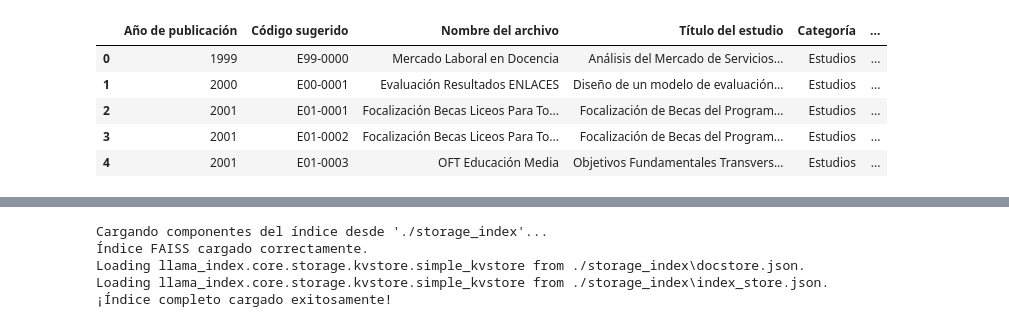
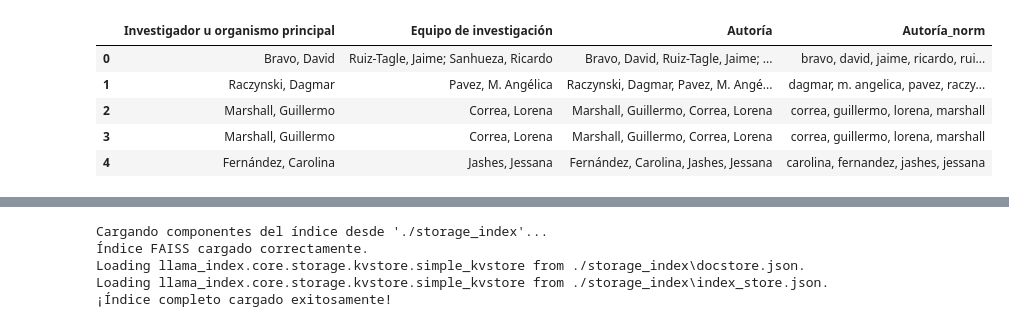
Before and after one commit to fburgos27/PROYECTO-DIPLOMATURA-CHATBOT, a Jupyter notebook: chatbot.ipynb, the cells around one changed output, grey strips where cells are left out. Cells and saved outputs as stored; diff of their text form; code cells hidden in the pictures.

Commit message:
modificación celda 1 para corregir como se informan los autores

```diff
--- a/chatbot.ipynb
+++ b/chatbot.ipynb
@@ -1,5 +1,6 @@
 # %%
-# Celda 1: Importaciones, Carga de Datos y Configuración Inicial (Actualizada)
+# Celda 1: Importaciones, Carga y Preparación Completa de Datos
+
 import os
 import re
 import pandas as pd
@@ -7,18 +8,14 @@ import faiss
 import psutil
 from dotenv import load_dotenv
 from tqdm.auto import tqdm
-# No necesitamos joblib, ya que usaremos la persistencia de LlamaIndex
 import gradio as gr
-from IPython.display import display # Importado para display(df.head())
-import unicodedata # <--- AÑADIDO PARA MANEJAR ACENTOS
+from IPython.display import display
+import unicodedata
 
 # LlamaIndex Core y componentes
 from llama_index.core import (
-    VectorStoreIndex,
-    StorageContext,
-    Settings,
-    Document,
-    load_index_from_storage # <--- AÑADIDO PARA CARGAR EL ÍNDICE
+    VectorStoreIndex, StorageContext, Settings, Document,
+    load_index_from_storage
 )
 from llama_index.core.node_parser import SentenceSplitter
 from llama_index.core.prompts import PromptTemplate
@@ -33,28 +30,68 @@ os.environ['OMP_NUM_THREADS'] = str(num_cores)
 os.environ['MKL_NUM_THREADS'] = str(num_cores)
 print(f"Librerías importadas. ¡Entorno listo con {num_cores} núcleos disponibles!")
 
-# --- 2. Definir Rutas, Funciones de Normalización y Carga de Metadatos ---
+# --- 2. Funciones de Preparación de Datos ---
 METADATA_FILE = os.path.join("data", "metadatos_chatbot_final.csv")
 
 def normalize_text(text):
     """Convierte texto a minúsculas y elimina acentos."""
     if not isinstance(text, str):
         return ""
-    # Descompone los caracteres con acentos en caracter base + acento
-    # y luego elimina los caracteres de acento (categoría 'Mn')
     return ''.join(
         c for c in unicodedata.normalize('NFD', text)
         if unicodedata.category(c) != 'Mn'
     ).lower()
 
-def load_metadata_dataframe(filepath):
-    """Carga los metadatos desde un CSV a un DataFrame de Pandas."""
+def load_and_prepare_metadata(filepath):
+    """
+    Carga los metadatos desde un CSV y realiza toda la preparación necesaria:
+    - Rellena valores nulos.
+    - Crea columnas normalizadas para la búsqueda.
+    - Crea una columna 'Autoría' unificada y limpia a partir de las normalizadas.
+    """
     try:
         df = pd.read_csv(filepath)
         df.fillna("No especificado", inplace=True)
         print("Metadatos cargados y procesados.")
-        display(df.head())
+
+        # --- Creación de columnas normalizadas para búsqueda eficiente ---
+        print("Creando columnas normalizadas para la búsqueda de autores...")
+        df['principal_norm'] = df['Investigador u organismo principal'].apply(normalize_text)
+        df['equipo_norm'] = df['Equipo de investigación'].apply(normalize_text)
+        print("Columnas normalizadas creadas exitosamente.")
+
+        # --- Creación de la columna de autoría combinada y normalizada ---
+        print("Creando columna de 'Autoría_norm' combinada...")
+
+        def limpiar_y_unir_autores_normalizados(row):
+            # --- CAMBIO CLAVE: Usamos las columnas ya normalizadas ---
+            autores_raw_norm = f"{row['principal_norm']};{row['equipo_norm']}"
+            partes = [a.strip() for a in re.split(r'[;,]', autores_raw_norm)]
+            # Eliminar vacíos y los valores por defecto ya normalizados
+            partes_limpias = [p for p in partes if p and p != "no especificado" and p != "sin informacion"]
+
+            # Quitar duplicados (ya no es necesario, pero es una buena práctica)
+            autores_unicos = sorted(list(set(partes_limpias)))
+
+            return ", ".join(autores_unicos) if autores_unicos else "sin informacion"
+
+        # Creamos una columna de autoría ya normalizada para las búsquedas
+        df['Autoría_norm'] = df.apply(limpiar_y_unir_autores_normalizados, axis=1)
+
+        # También creamos una columna 'Autoría' legible para mostrar al usuario
+        df['Autoría'] = df.apply(
+            lambda row: ", ".join(filter(None, [
+                row['Investigador u organismo principal'] if row['Investigador u organismo principal'] != 'No especificado' else None,
+                row['Equipo de investigación'] if row['Equipo de investigación'] != 'No especificado' else None
+            ])) or "Sin información",
+            axis=1
+        )
+
+        print("Columnas de autoría creadas exitosamente.")
+
+        display(df[['Investigador u organismo principal', 'Equipo de investigación', 'Autoría', 'Autoría_norm']].head())
         return df
+
     except FileNotFoundError:
         print(f"ERROR: No se encontró el archivo de metadatos en la ruta: {filepath}")
         return None
@@ -62,15 +99,9 @@ def load_metadata_dataframe(filepath):
         print(f"ERROR al cargar metadatos: {e}.")
         return None
 
-# Cargar el DataFrame al inicio
-df_metadatos = load_metadata_dataframe(METADATA_FILE)
-
-# --- CAMBIO CLAVE: Pre-normalizar columnas de autores para búsqueda eficiente ---
-if df_metadatos is not None:
-    print("Creando columnas normalizadas para la búsqueda de autores (insensible a acentos)...")
-    df_metadatos['principal_norm'] = df_metadatos['Investigador u organismo principal'].apply(normalize_text)
-    df_metadatos['equipo_norm'] = df_metadatos['Equipo de investigación'].apply(normalize_text)
-    print("Columnas normalizadas creadas exitosamente.")
+# --- Ejecución ---
+# Cargar y preparar el DataFrame en un solo paso.
+df_metadatos = load_and_prepare_metadata(METADATA_FILE)
 # %% [output]
 Librerías importadas. ¡Entorno listo con 6 núcleos disponibles!
 Metadatos cargados y procesados.
@@ -77,6 +112,6 @@ Metadatos cargados y procesados.
-|  | Año de publicación | Código sugerido | Nombre del archivo | Título del estudio | Categoría | ... |
-| 0 | 1999 | E99-0000 | Mercado Laboral en Docencia | Análisis del Mercado de Servicios... | Estudios | ... |
-| 1 | 2000 | E00-0001 | Evaluación Resultados ENLACES | Diseño de un modelo de evaluación... | Estudios | ... |
-| 2 | 2001 | E01-0001 | Focalización Becas Liceos Para To... | Focalización de Becas del Program... | Estudios | ... |
-| 3 | 2001 | E01-0002 | Focalización Becas Liceos Para To... | Focalización de Becas del Program... | Estudios | ... |
-| 4 | 2001 | E01-0003 | OFT Educación Media | Objetivos Fundamentales Transvers... | Estudios | ... |
+|  | Investigador u organismo principal | Equipo de investigación | Autoría | Autoría_norm |
+| 0 | Bravo, David | Ruiz-Tagle, Jaime; Sanhueza, Ricardo | Bravo, David, Ruiz-Tagle, Jaime; ... | bravo, david, jaime, ricardo, rui... |
+| 1 | Raczynski, Dagmar | Pavez, M. Angélica | Raczynski, Dagmar, Pavez, M. Angé... | dagmar, m. angelica, pavez, raczy... |
+| 2 | Marshall, Guillermo | Correa, Lorena | Marshall, Guillermo, Correa, Lorena | correa, guillermo, lorena, marshall |
+| 3 | Marshall, Guillermo | Correa, Lorena | Marshall, Guillermo, Correa, Lorena | correa, guillermo, lorena, marshall |
+| 4 | Fernández, Carolina | Jashes, Jessana | Fernández, Carolina, Jashes, Jessana | carolina, fernandez, jashes, jessana |
```
Also changed, not shown: parts of 3 cells of this notebook.
